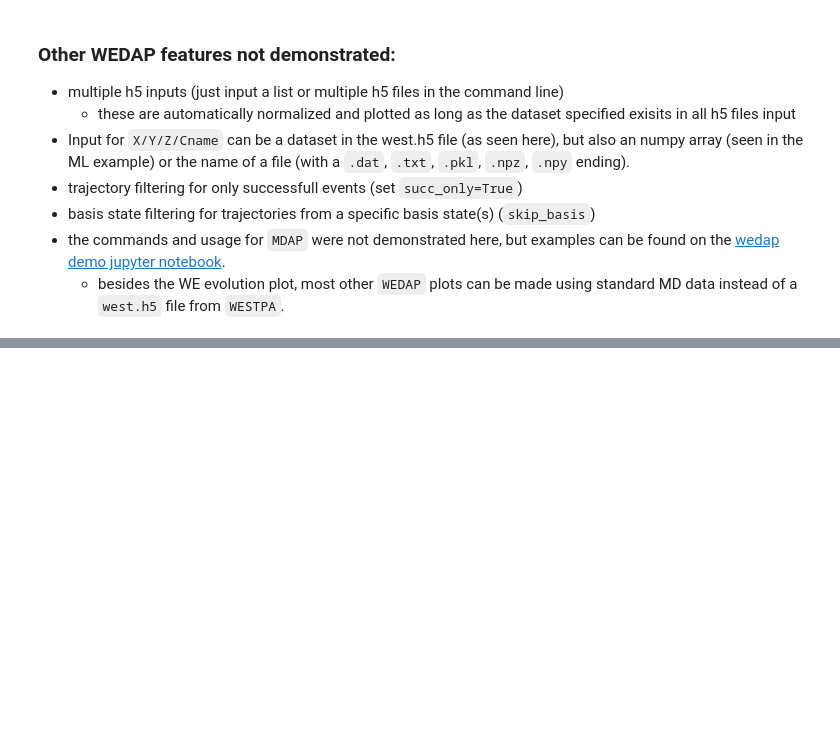
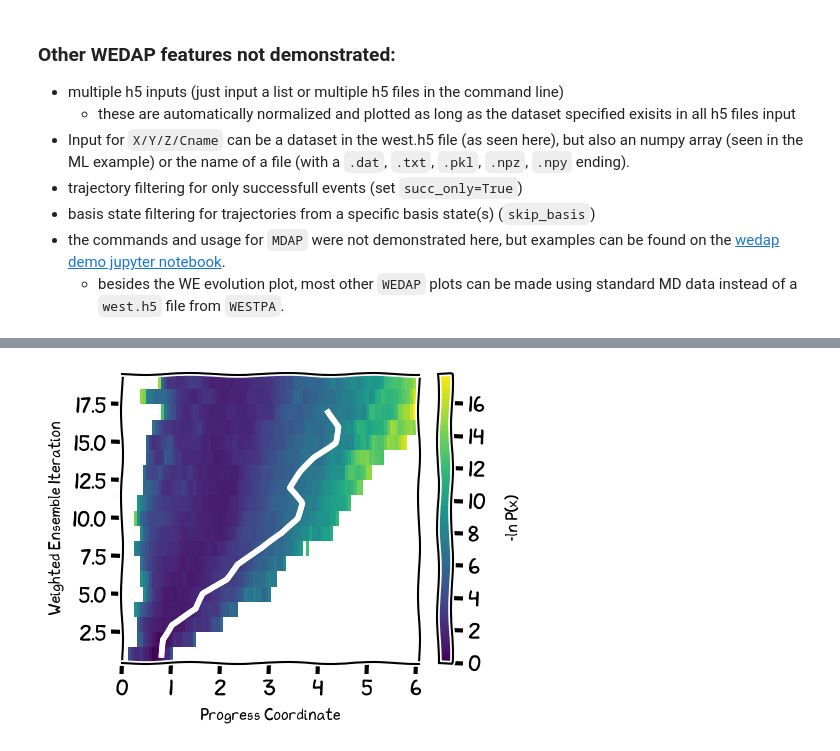
Before and after one commit to darianyang/wedap, a Jupyter notebook: docs/paper_figures/paper_figures.ipynb, the cells around one changed output, grey strips where cells are left out. Cells and saved outputs as stored; diff of their text form; code cells hidden in the pictures; blank space fills up the shorter version.

```diff
--- a/docs/paper_figures/paper_figures.ipynb
+++ b/docs/paper_figures/paper_figures.ipynb
@@ -568,0 +606,16 @@ The resulting GIF is shown below:
+# %%
+#plt.rcParams["figure.figsize"] = (4.5,3)
+plt.rcParams["figure.figsize"] = (5,3.8)
+with plt.xkcd():
+    wedap_obj = wedap.H5_Plot(h5="../notebook/p53.h5", data_type="evolution")
+    wedap_obj.plot()
+    wedap_obj.plot_trace((4.2, 17), ax=wedap_obj.ax, linewidth=0.5, find_iter_seg=True)
+wedap_obj.ax.set_xlabel("Progress Coordinate")
+wedap_obj.ax.set_ylabel("Weighted Ensemble Iteration")
+wedap_obj.cbar.set_label("-ln P(x)")
+wedap_obj.cbar.frac = 1
+
+plt.tight_layout()
+wedap_obj.fig.savefig("toc2.pdf")
+# %% [output]
+[figure, added]
```
Also changed, not shown: parts of 2 cells of this notebook, 4 other files.
